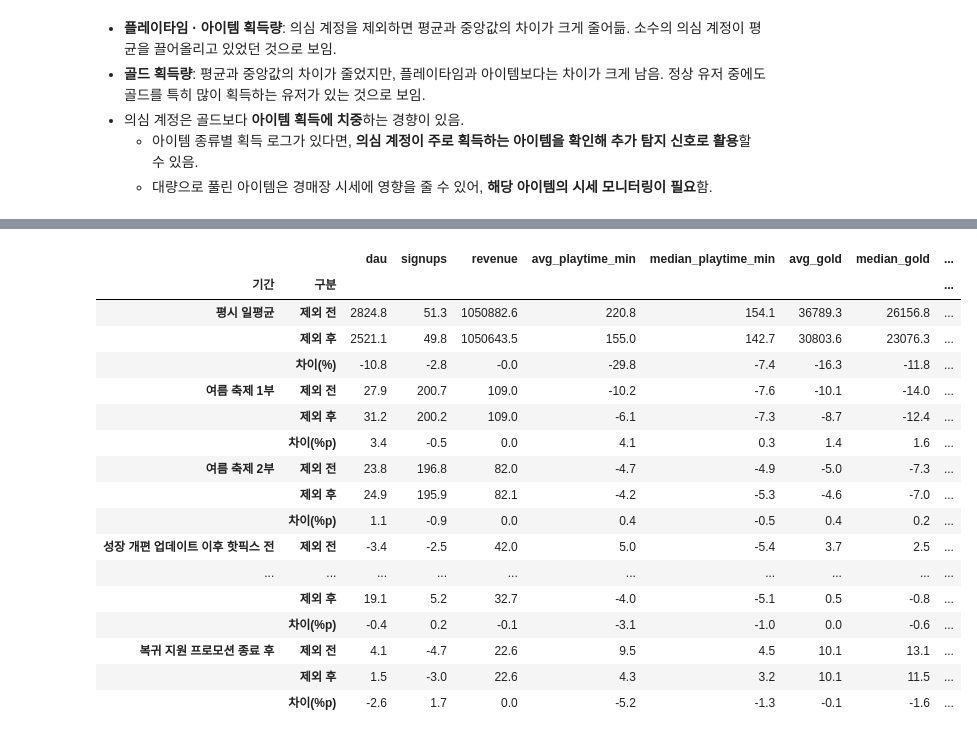
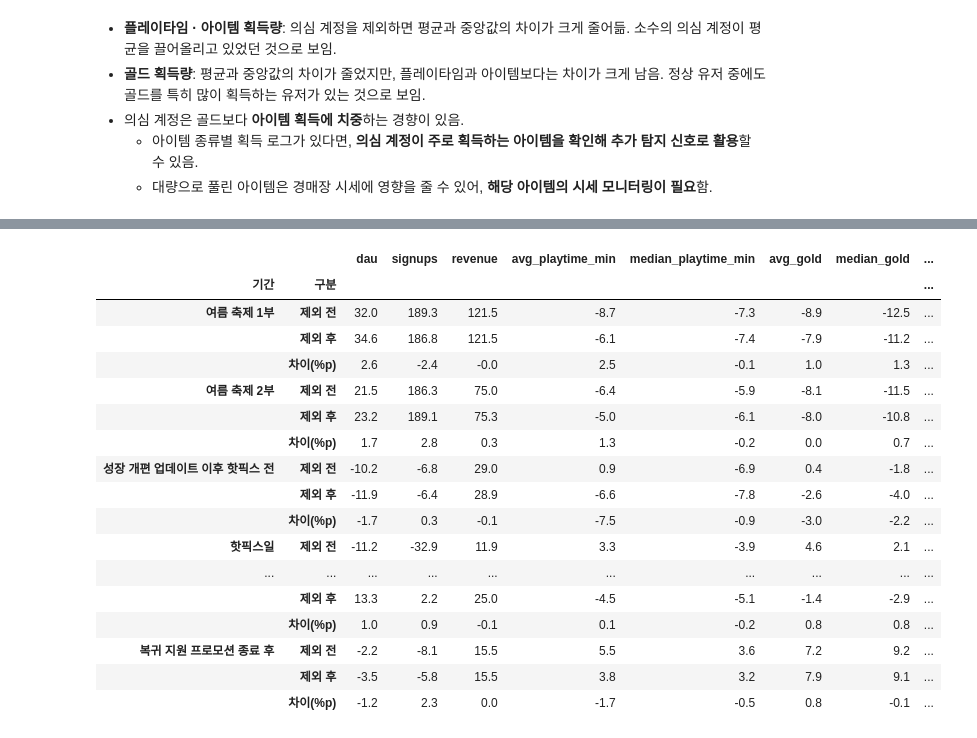
Before and after one commit to daun-k/mmorpg-liveops-analytics, a Jupyter notebook: notebooks/02_abuser_analysis.ipynb, the cells around one changed output, grey strips where cells are left out. Cells and saved outputs as stored; diff of their text form; code cells hidden in the pictures.

```diff
--- a/notebooks/02_abuser_analysis.ipynb
+++ b/notebooks/02_abuser_analysis.ipynb
@@ -631,35 +660,37 @@ display(level_table.round(1))
 # %%
-# 평시 대비 프로모션·업데이트 기간 일평균 비교 (어뷰저 제외 전 vs 어뷰저 제외 후)
+# 직전 평시 대비 프로모션·업데이트 기간 일평균 증감률 비교 (어뷰저 제외 전 vs 어뷰저 제외 후)
+# 평시: 비교 기간 직전의 프로모션·업데이트가 없는 날 중 동일 기간·동일 요일
+# (핫픽스 전·핫픽스일은 업데이트 직전 평시가 8일뿐이라 8/22~8/29 사용)
+# (복귀 지원 프로모션 종료 후는 비교 기간이 13일이라 동일 기간 원칙의 예외, 복귀 지원 프로모션과 같은 8/22~8/28 사용)
 
-# 기간별 일평균과 평시 대비 증감률(%)을 만드는 함수
-def make_period_summary(metrics):
-    labels = date_period.reindex(metrics.index)
-    period_mean = metrics.groupby(labels).mean().reindex(period_order)
-    base = period_mean.loc["평시"]
-    change = (period_mean / base - 1) * 100
-    return period_mean, change
+# 기간별 평시 날짜
+base_periods = {
+    "여름 축제 1부": ("2026-07-14", "2026-07-20"),
+    "여름 축제 2부": ("2026-08-08", "2026-08-14"),
+    "성장 개편 업데이트 이후 핫픽스 전": ("2026-08-22", "2026-08-29"),
+    "핫픽스일": ("2026-08-22", "2026-08-29"),
+    "복귀 지원 프로모션": ("2026-08-22", "2026-08-28"),
+    "복귀 지원 프로모션 종료 후": ("2026-08-22", "2026-08-28"),
+}
 
-period_mean_before, change_before = make_period_summary(metrics_before)
-period_mean_after, change_after = make_period_summary(metrics_after)
+# 기간별 직전 평시 대비 증감률(%)을 만드는 함수
+def make_change_vs_base(metrics):
+    rows = {}
+    for name, (base_start, base_end) in base_periods.items():
+        start, end = periods[name]
+        period_mean = metrics.loc[start:end].mean()
+        base_mean = metrics.loc[base_start:base_end].mean()
+        rows[name] = (period_mean / base_mean - 1) * 100
+    return pd.DataFrame(rows).T
+
+change_before = make_change_vs_base(metrics_before)
+change_after = make_change_vs_base(metrics_after)
 change_diff = change_after - change_before              # 증감률 차이(%p)
 
-# 평시 일평균과 제외 전후 차이(%)
-base_before = period_mean_before.loc["평시"]
-base_after = period_mean_after.loc["평시"]
-level_diff = (base_after / base_before - 1) * 100
-
+# 기간별로 제외 전, 제외 후, 차이를 한 표로
 rows = []
-
-# 맨 위: 평시 일평균
-base_rows = [("제외 전", base_before), ("제외 후", base_after), ("차이(%)", level_diff)]
-for label, values in base_rows:
-    row = values.copy()
-    row.name = ("평시 일평균", label)
-    rows.append(row)
-
-# 그 아래: 기간별 평시 대비 증감률(%)
 compare_rows = [("제외 전", change_before), ("제외 후", change_after), ("차이(%p)", change_diff)]
-for name in periods:
+for name in base_periods:
     for label, table in compare_rows:
         row = table.loc[name].copy()
         row.name = (name, label)
@@ -668,5 +699,6 @@ for name in periods:
 change_table = pd.DataFrame(rows)
 change_table.index = pd.MultiIndex.from_tuples(change_table.index, names=["기간", "구분"])
 
+print("[직전 평시 대비 증감률(%): 어뷰저 제외 전후]")
 display(change_table.round(1))
 # %% [output]
@@ -673,19 +706,19 @@ display(change_table.round(1))
 |  |  | dau | signups | revenue | avg_playtime_min | median_playtime_min | avg_gold | median_gold | ... |
 | 기간 | 구분 |  |  |  |  |  |  |  | ... |
-| 평시 일평균 | 제외 전 | 2824.8 | 51.3 | 1050882.6 | 220.8 | 154.1 | 36789.3 | 26156.8 | ... |
-|  | 제외 후 | 2521.1 | 49.8 | 1050643.5 | 155.0 | 142.7 | 30803.6 | 23076.3 | ... |
-|  | 차이(%) | -10.8 | -2.8 | -0.0 | -29.8 | -7.4 | -16.3 | -11.8 | ... |
-| 여름 축제 1부 | 제외 전 | 27.9 | 200.7 | 109.0 | -10.2 | -7.6 | -10.1 | -14.0 | ... |
-|  | 제외 후 | 31.2 | 200.2 | 109.0 | -6.1 | -7.3 | -8.7 | -12.4 | ... |
-|  | 차이(%p) | 3.4 | -0.5 | 0.0 | 4.1 | 0.3 | 1.4 | 1.6 | ... |
-| 여름 축제 2부 | 제외 전 | 23.8 | 196.8 | 82.0 | -4.7 | -4.9 | -5.0 | -7.3 | ... |
-|  | 제외 후 | 24.9 | 195.9 | 82.1 | -4.2 | -5.3 | -4.6 | -7.0 | ... |
-|  | 차이(%p) | 1.1 | -0.9 | 0.0 | 0.4 | -0.5 | 0.4 | 0.2 | ... |
-| 성장 개편 업데이트 이후 핫픽스 전 | 제외 전 | -3.4 | -2.5 | 42.0 | 5.0 | -5.4 | 3.7 | 2.5 | ... |
+| 여름 축제 1부 | 제외 전 | 32.0 | 189.3 | 121.5 | -8.7 | -7.3 | -8.9 | -12.5 | ... |
+|  | 제외 후 | 34.6 | 186.8 | 121.5 | -6.1 | -7.4 | -7.9 | -11.2 | ... |
+|  | 차이(%p) | 2.6 | -2.4 | -0.0 | 2.5 | -0.1 | 1.0 | 1.3 | ... |
+| 여름 축제 2부 | 제외 전 | 21.5 | 186.3 | 75.0 | -6.4 | -5.9 | -8.1 | -11.5 | ... |
+|  | 제외 후 | 23.2 | 189.1 | 75.3 | -5.0 | -6.1 | -8.0 | -10.8 | ... |
+|  | 차이(%p) | 1.7 | 2.8 | 0.3 | 1.3 | -0.2 | 0.0 | 0.7 | ... |
+| 성장 개편 업데이트 이후 핫픽스 전 | 제외 전 | -10.2 | -6.8 | 29.0 | 0.9 | -6.9 | 0.4 | -1.8 | ... |
+|  | 제외 후 | -11.9 | -6.4 | 28.9 | -6.6 | -7.8 | -2.6 | -4.0 | ... |
+|  | 차이(%p) | -1.7 | 0.3 | -0.1 | -7.5 | -0.9 | -3.0 | -2.2 | ... |
+| 핫픽스일 | 제외 전 | -11.2 | -32.9 | 11.9 | 3.3 | -3.9 | 4.6 | 2.1 | ... |
 | ... | ... | ... | ... | ... | ... | ... | ... | ... | ... |
-|  | 제외 후 | 19.1 | 5.2 | 32.7 | -4.0 | -5.1 | 0.5 | -0.8 | ... |
-|  | 차이(%p) | -0.4 | 0.2 | -0.1 | -3.1 | -1.0 | 0.0 | -0.6 | ... |
-| 복귀 지원 프로모션 종료 후 | 제외 전 | 4.1 | -4.7 | 22.6 | 9.5 | 4.5 | 10.1 | 13.1 | ... |
-|  | 제외 후 | 1.5 | -3.0 | 22.6 | 4.3 | 3.2 | 10.1 | 11.5 | ... |
-|  | 차이(%p) | -2.6 | 1.7 | 0.0 | -5.2 | -1.3 | -0.1 | -1.6 | ... |
+|  | 제외 후 | 13.3 | 2.2 | 25.0 | -4.5 | -5.1 | -1.4 | -2.9 | ... |
+|  | 차이(%p) | 1.0 | 0.9 | -0.1 | 0.1 | -0.2 | 0.8 | 0.8 | ... |
+| 복귀 지원 프로모션 종료 후 | 제외 전 | -2.2 | -8.1 | 15.5 | 5.5 | 3.6 | 7.2 | 9.2 | ... |
+|  | 제외 후 | -3.5 | -5.8 | 15.5 | 3.8 | 3.2 | 7.9 | 9.1 | ... |
+|  | 차이(%p) | -1.2 | 2.3 | 0.0 | -1.7 | -0.5 | 0.8 | -0.1 | ... |
 # %%
```
Also changed, not shown: parts of 6 cells of this notebook.
